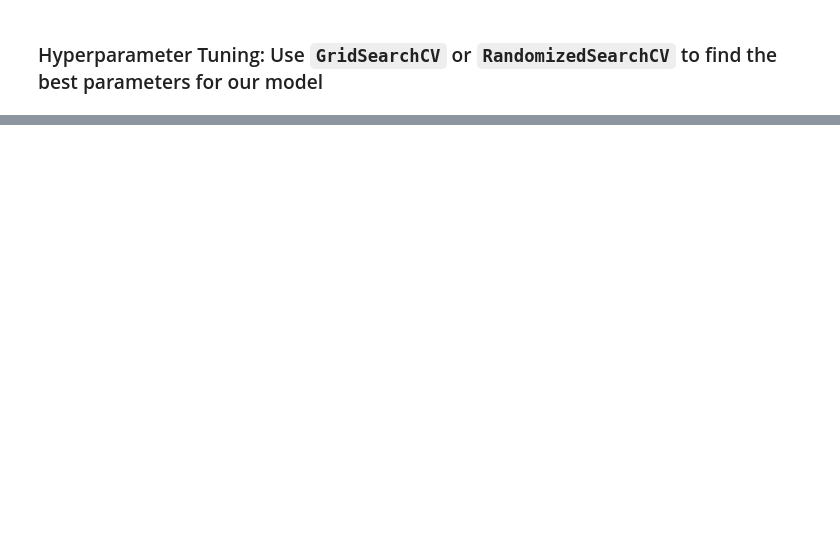
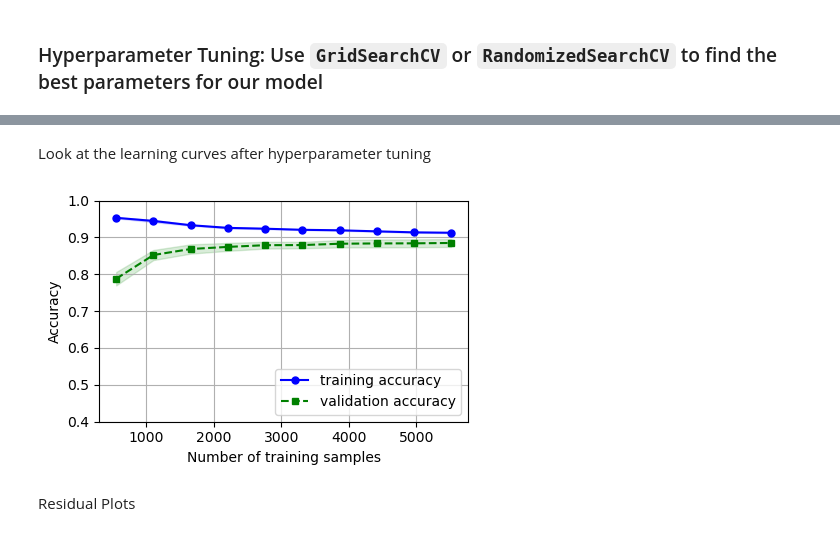
Before and after one commit to Alex-Idachaba/Machine-Learning-Algorithms, a Jupyter notebook: Linear_Regression.ipynb, the cells around one changed output, grey strips where cells are left out. Drawn from its saved outputs; the diff is of its cells as text; code cells hidden in the pictures; blank space fills up the shorter version.

```diff
--- a/Linear_Regression.ipynb
+++ b/Linear_Regression.ipynb
@@ -667,2 +694,7 @@ Feature 8: 0.000613
 # %% [markdown]
 ### Hyperparameter Tuning: Use `GridSearchCV` or `RandomizedSearchCV` to find the best parameters for our model
+# %%
+from sklearn.pipeline import make_pipeline
+
+forest_pipeline = make_pipeline(preprocess_pipeline,
+                           RandomForestRegressor(random_state=42))
@@ -668,0 +731,31 @@ Feature 8: 0.000613
+# %%
+from sklearn.model_selection import RandomizedSearchCV
+from sklearn.ensemble import RandomForestRegressor
+from scipy.stats import randint, uniform
+
+# Define the parameter distributions for RandomizedSearchCV
+param_distribs = {
+    'randomforestregressor__n_estimators': randint(low=100, high=500),  # Number of trees
+    'randomforestregressor__max_features': [None, 'sqrt', 'log2'],  # Number of features to consider
+    'randomforestregressor__max_depth': randint(low=10, high=50),  # Maximum depth of the tree
+    'randomforestregressor__min_samples_split': randint(low=2, high=10),  # Minimum samples to split an internal node
+    'randomforestregressor__min_samples_leaf': randint(low=1, high=10),  # Minimum samples at a leaf node
+    'randomforestregressor__max_leaf_nodes': randint(low=10, high=100),  # Limit the number of leaf nodes
+    'randomforestregressor__bootstrap': [True, False],  # Bootstrap samples when building trees
+}
+
+# Create the RandomizedSearchCV object
+rnd_search = RandomizedSearchCV(
+    forest_pipeline,
+    param_distributions=param_distribs,
+    n_iter=10,
+    cv=5,
+    scoring='neg_root_mean_squared_error',
+    random_state=42
+)
+
+# Fit the randomized search to the training data
+rnd_search.fit(X_train, y_train)
+
+# Check the best parameters found
+print("Best parameters found: ", rnd_search.best_params_)
@@ -668,0 +764,3 @@ Feature 8: 0.000613
+# %%
+best_rf = rnd_search.best_estimator_
+print(best_rf)
@@ -668,0 +842,8 @@ Feature 8: 0.000613
+# %% [markdown]
+Look at the learning curves after hyperparameter tuning
+# %%
+model_learning_curve(best_rf, X_train, y_train)
+# %% [output]
+[figure, added]
+# %% [markdown]
+Residual Plots
```
Also changed, not shown: parts of 25 cells of this notebook.
